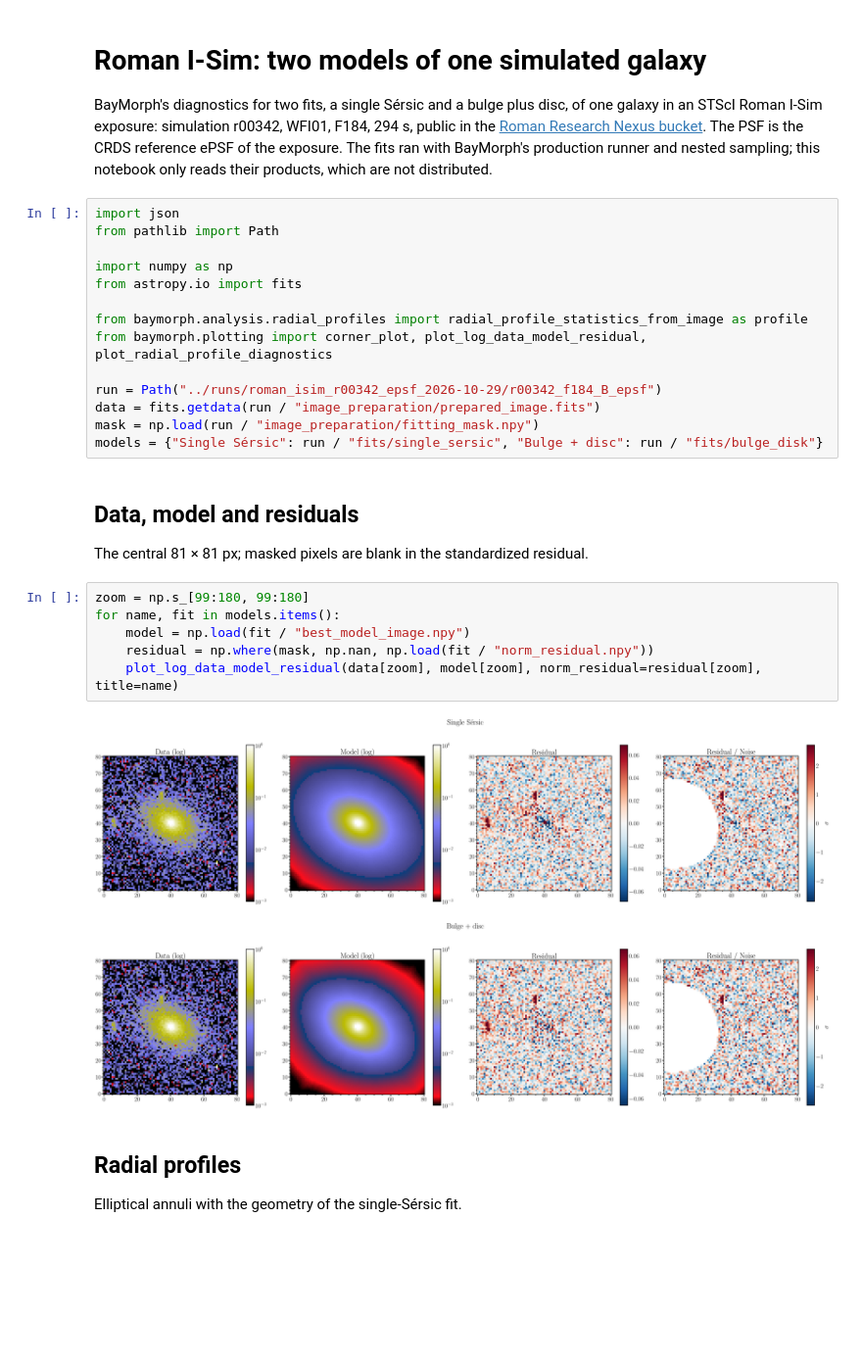
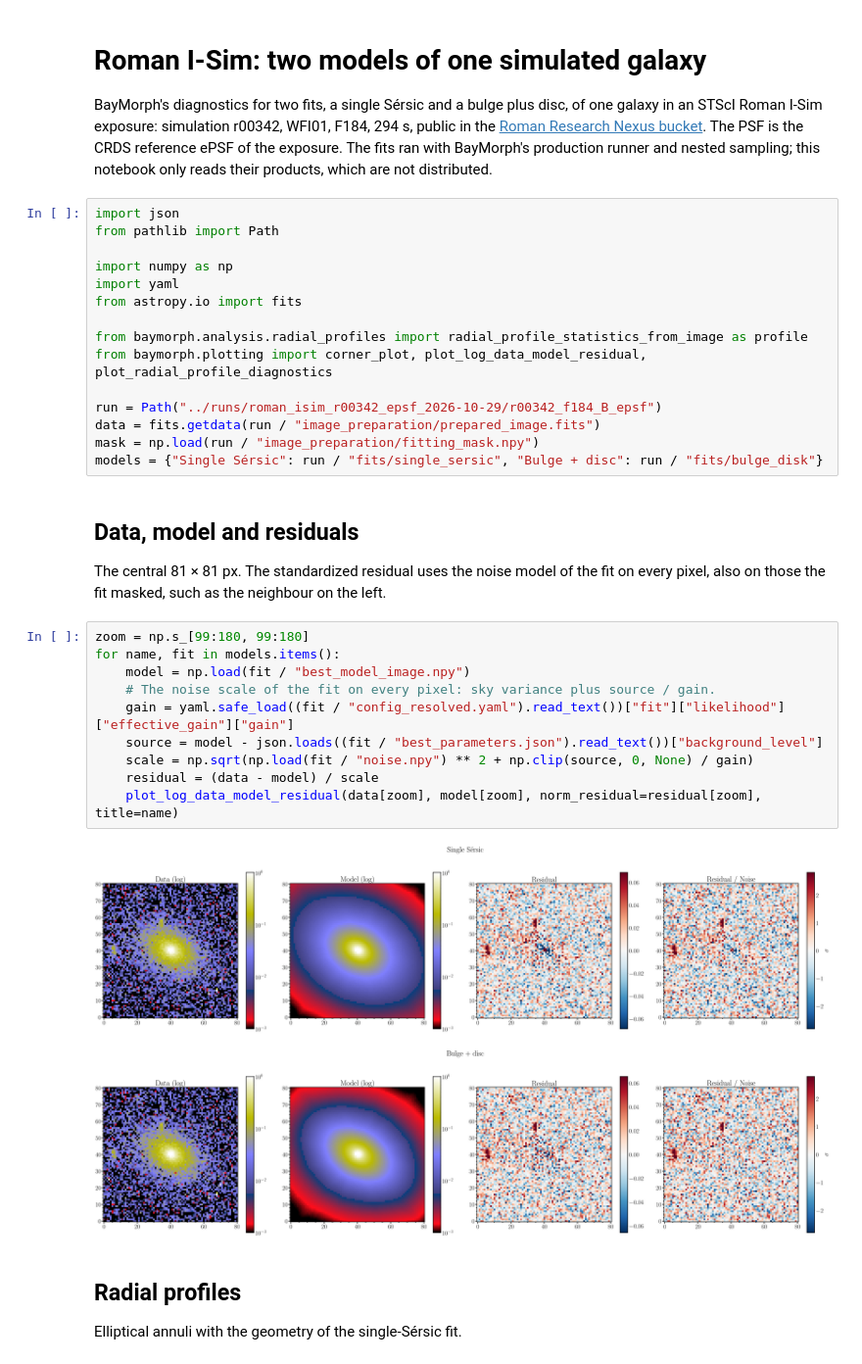
Before and after one commit to carlocannarozzophd/BayMorph, a Jupyter notebook: examples/roman_isim_fits.ipynb, the cells around one changed output. Shown at 98% size. Cells and saved outputs as stored; diff of their text form; blank space fills up the shorter version.

Commit message:
Show the standardized residuals of the I-Sim example on every pixel
Masked pixels were blank in the residual / noise panel. The notebook now computes the noise scale of the fit on every pixel (sky variance plus source over gain), which reproduces norm_residual.npy where that is defined.

```diff
--- a/examples/roman_isim_fits.ipynb
+++ b/examples/roman_isim_fits.ipynb
@@ -7,6 +7,7 @@ import json
 from pathlib import Path
 
 import numpy as np
+import yaml
 from astropy.io import fits
 
 from baymorph.analysis.radial_profiles import radial_profile_statistics_from_image as profile
@@ -19,16 +20,20 @@ models = {"Single Sérsic": run / "fits/single_sersic", "Bulge + disc": run / "f
 # %% [markdown]
 ## Data, model and residuals
 
-The central 81 × 81 px; masked pixels are blank in the standardized residual.
+The central 81 × 81 px. The standardized residual uses the noise model of the fit on every pixel, also on those the fit masked, such as the neighbour on the left.
 # %%
 zoom = np.s_[99:180, 99:180]
 for name, fit in models.items():
     model = np.load(fit / "best_model_image.npy")
-    residual = np.where(mask, np.nan, np.load(fit / "norm_residual.npy"))
+    # The noise scale of the fit on every pixel: sky variance plus source / gain.
+    gain = yaml.safe_load((fit / "config_resolved.yaml").read_text())["fit"]["likelihood"]["effective_gain"]["gain"]
+    source = model - json.loads((fit / "best_parameters.json").read_text())["background_level"]
+    scale = np.sqrt(np.load(fit / "noise.npy") ** 2 + np.clip(source, 0, None) / gain)
+    residual = (data - model) / scale
     plot_log_data_model_residual(data[zoom], model[zoom], norm_residual=residual[zoom], title=name)
 # %% [output]
-[figure, old version]
+[figure, new version]
-[figure, old version]
+[figure, new version]
 # %% [markdown]
 ## Radial profiles
 
```
